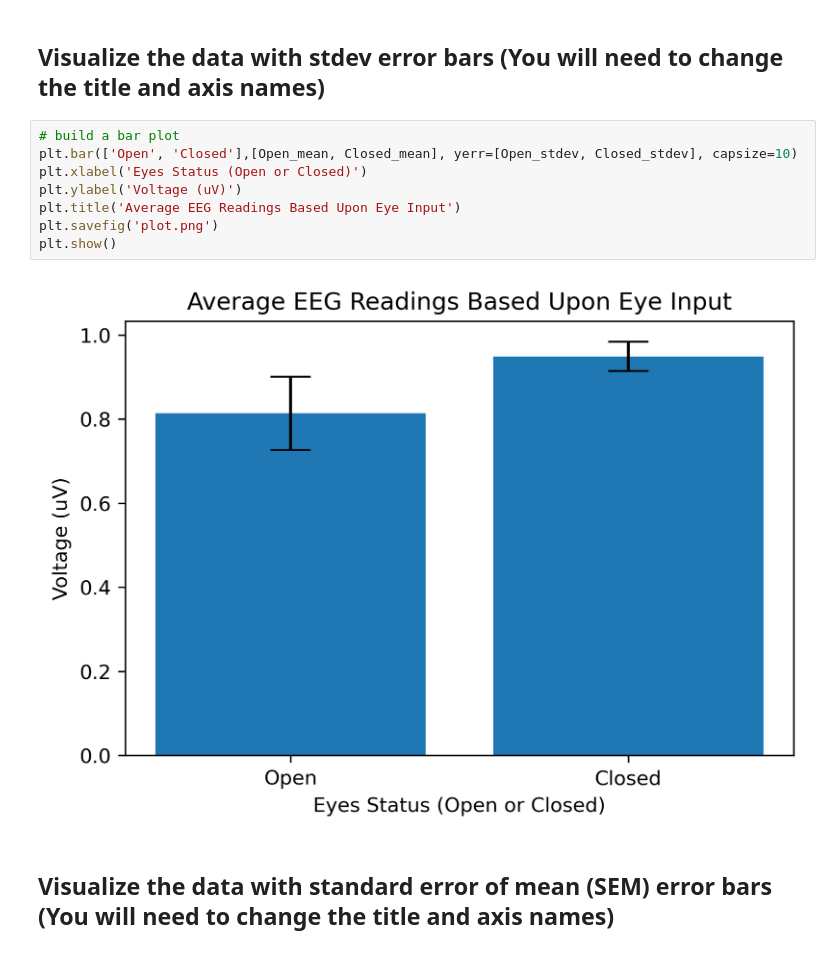
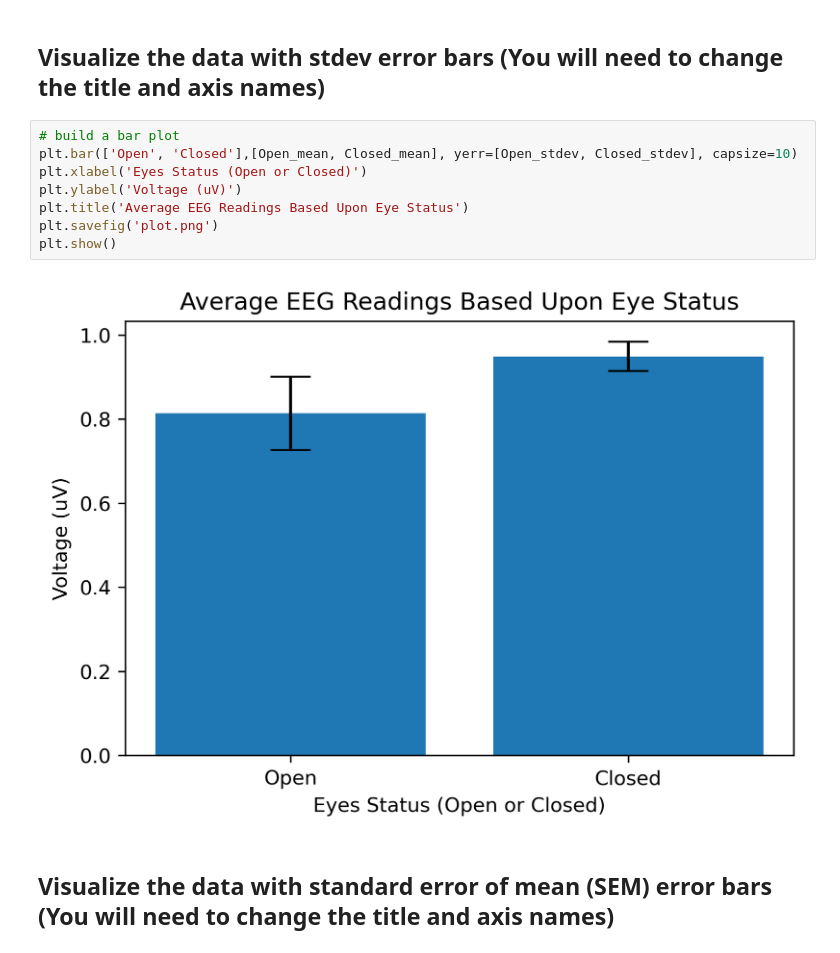
Before and after one commit to ProfOak7/Tutorials, a Jupyter notebook: Columngraphs_withttest.ipynb, the cells around one changed output. Saved outputs shown, nothing was run; the diff lists cells and outputs as text.

```diff
--- a/Columngraphs_withttest.ipynb
+++ b/Columngraphs_withttest.ipynb
@@ -58,13 +58,13 @@ Closed_sem = sem(Closed)
 # %%
 # build a bar plot
 plt.bar(['Open', 'Closed'],[Open_mean, Closed_mean], yerr=[Open_stdev, Closed_stdev], capsize=10)
 plt.xlabel('Eyes Status (Open or Closed)')
 plt.ylabel('Voltage (uV)')
-plt.title('Average EEG Readings Based Upon Eye Input')
+plt.title('Average EEG Readings Based Upon Eye Status')
 plt.savefig('plot.png')
 plt.show()
 # %% [output]
-[figure, old version]
+[figure, new version]
 # %% [markdown]
 ## Visualize the data with standard error of mean (SEM) error bars (You will need to change the title and axis names)
 # %%
```
